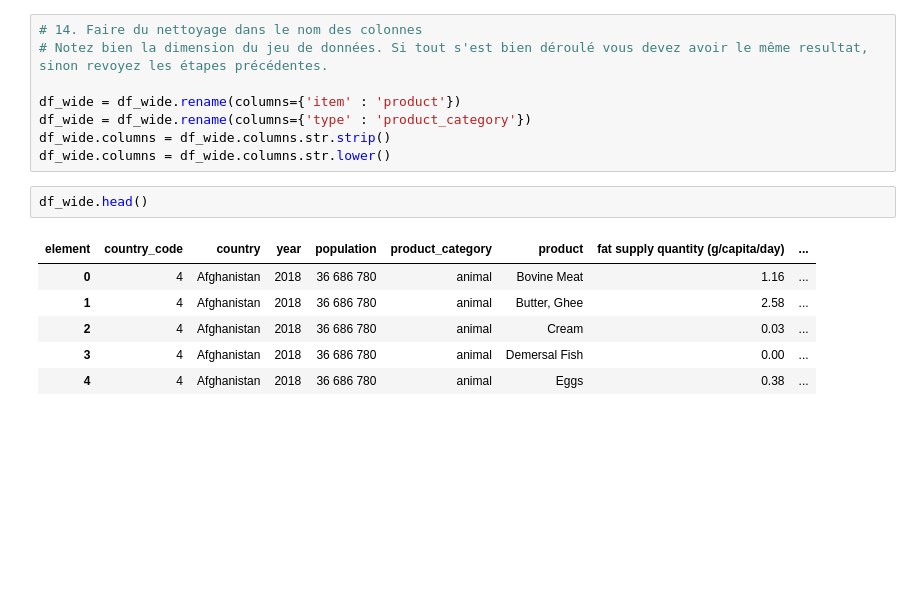
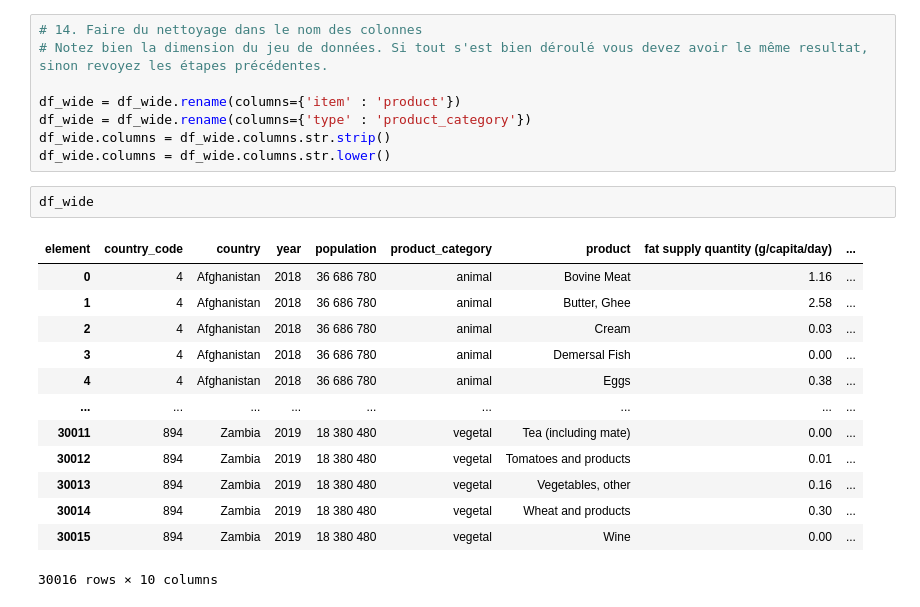
Before and after one commit to faridig/FAO_STAT, a Jupyter notebook: farid.ipynb, the cells around one changed output. Drawn from its saved outputs; the diff is of its cells as text; blank space fills up the shorter version.

```diff
--- a/farid.ipynb
+++ b/farid.ipynb
@@ -233,14 +233,21 @@ df_wide = df_wide.rename(columns={'type' : 'product_category'})
 df_wide.columns = df_wide.columns.str.strip()
 df_wide.columns = df_wide.columns.str.lower()
 # %%
-df_wide.head()
+df_wide
 # %% [output]
 | element | country_code | country | year | population | product_category | product | fat supply quantity (g/capita/day) | ... |
 | 0 | 4 | Afghanistan | 2018 | 36 686 780 | animal | Bovine Meat | 1.16 | ... |
 | 1 | 4 | Afghanistan | 2018 | 36 686 780 | animal | Butter, Ghee | 2.58 | ... |
 | 2 | 4 | Afghanistan | 2018 | 36 686 780 | animal | Cream | 0.03 | ... |
 | 3 | 4 | Afghanistan | 2018 | 36 686 780 | animal | Demersal Fish | 0.00 | ... |
 | 4 | 4 | Afghanistan | 2018 | 36 686 780 | animal | Eggs | 0.38 | ... |
+| ... | ... | ... | ... | ... | ... | ... | ... | ... |
+| 30011 | 894 | Zambia | 2019 | 18 380 480 | vegetal | Tea (including mate) | 0.00 | ... |
+| 30012 | 894 | Zambia | 2019 | 18 380 480 | vegetal | Tomatoes and products | 0.01 | ... |
+| 30013 | 894 | Zambia | 2019 | 18 380 480 | vegetal | Vegetables, other | 0.16 | ... |
+| 30014 | 894 | Zambia | 2019 | 18 380 480 | vegetal | Wheat and products | 0.30 | ... |
+| 30015 | 894 | Zambia | 2019 | 18 380 480 | vegetal | Wine | 0.00 | ... |
+30016 rows × 10 columns
 # %%
 # 15.Créez des masques afin d’afficher un DataFrame qui ne contient que l’année 2018
 df_wide[df_wide['year'] == 2018]
```
Also changed, not shown: parts of 4 cells of this notebook, 22 other files.
